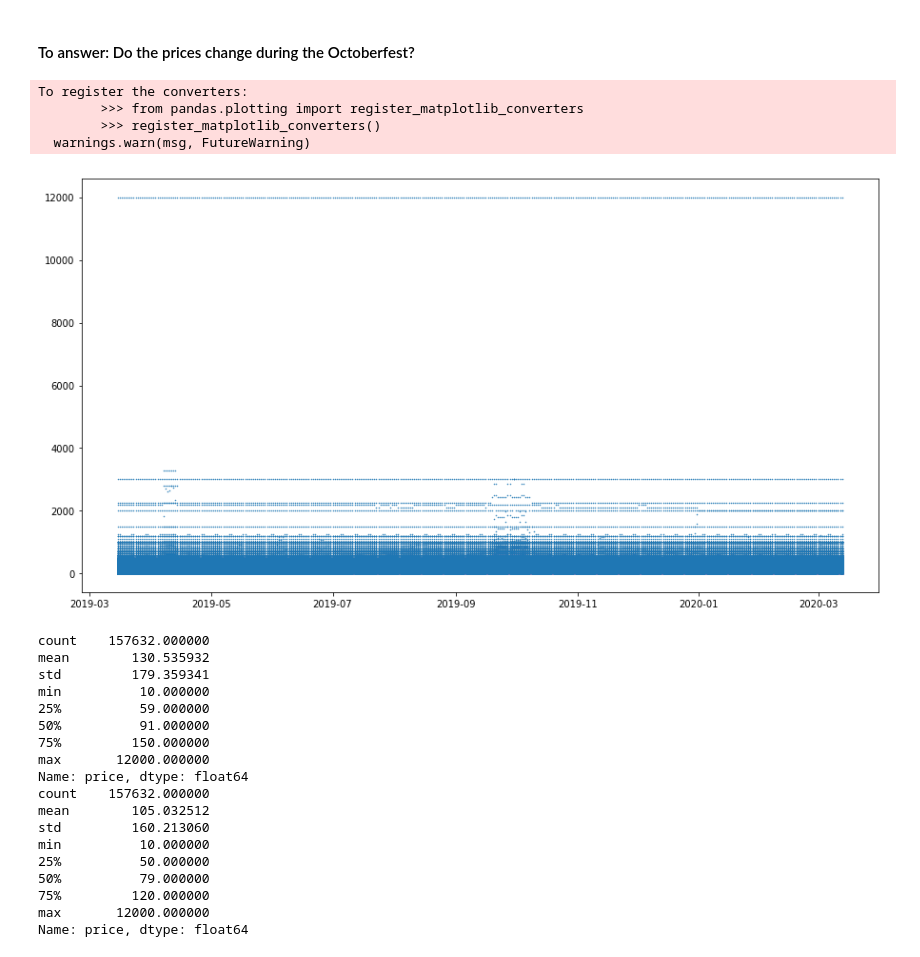
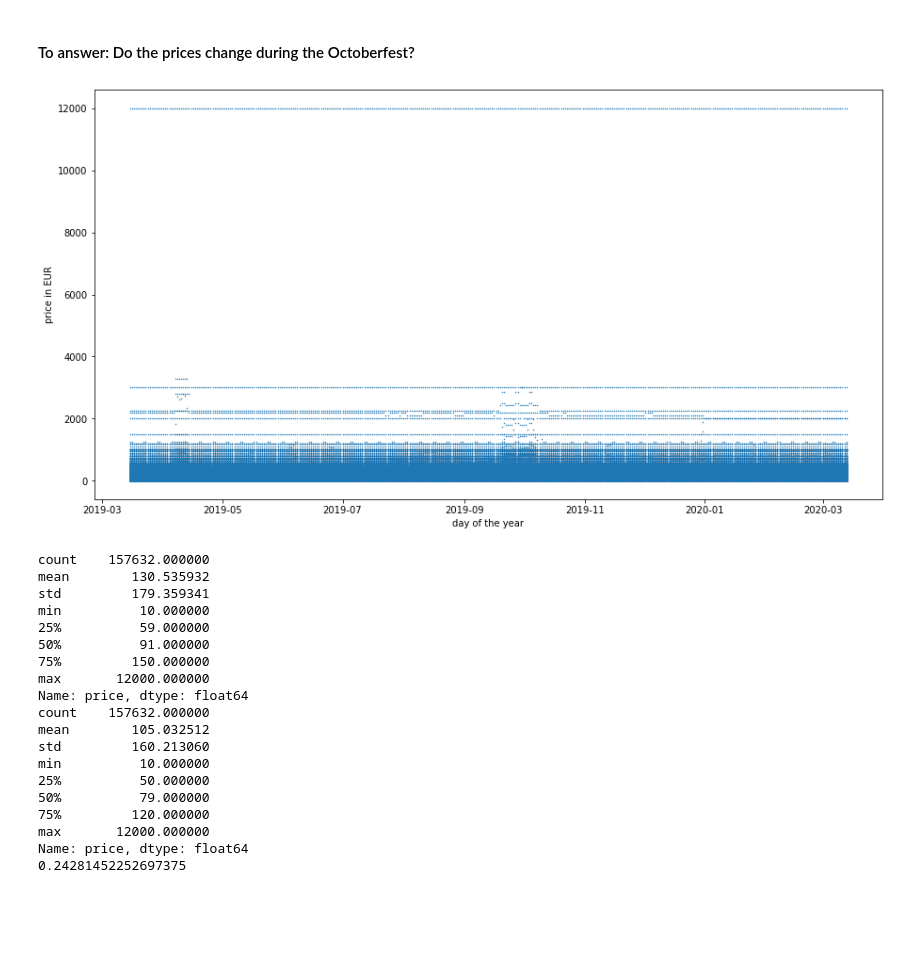
Before and after one commit to thehayek/airbnb-octfest, a Jupyter notebook: airbnb.ipynb, the cells around one changed output. Saved outputs shown, nothing was run; the diff lists cells and outputs as text; code cells hidden in the pictures; blank space fills up the shorter version.

```diff
--- a/airbnb.ipynb
+++ b/airbnb.ipynb
@@ -21,10 +24,10 @@ df_listings['price'].isnull().sum()
 0
 # %%
 # Create dataframe for calendar
-df_calendar = pd.read_csv(data_directory + 'calendar.csv', dtype=str)
+df_calendar = pd.read_csv(data_directory + 'calendar.csv.gz', dtype=str)
 df_calendar['date'] = pd.to_datetime(df_calendar['date'], format='%Y-%m-%d')
 df_calendar['price'] = pd.to_numeric(df_calendar['price'].str.replace(',', '').str.replace('$', ''))
-df_calendar = df_calendar.drop(columns = ['available', 'adjusted_price', 'minimum_nights', 'maximum_nights'])
+df_calendar = df_calendar.drop(columns = ['adjusted_price', 'minimum_nights', 'maximum_nights'])
 # %%
 df_calendar['price'].isnull().sum()
 # %% [output]
@@ -171,12 +231,10 @@ Name: price, dtype: float64
 # %%
 # Plot all prices during one year
 plt.plot(df_calendar['date'], df_calendar['price'], '.', ms=1);
+plt.xlabel('day of the year');
+plt.ylabel('price in EUR');
 # %% [output]
-To register the converters:
-        >>> from pandas.plotting import register_matplotlib_converters
-        >>> register_matplotlib_converters()
-  warnings.warn(msg, FutureWarning)
-[figure, old version]
+[figure, new version]
 # %%
 # Select the two weeks of the Octoberfest
 df_calendar_sep = df_calendar.loc[(df_calendar['date'] >= pd.to_datetime('2019-09-21', format='%Y-%m-%d'))
@@ -189,6 +247,7 @@ df_calendar_may = df_calendar.loc[(df_calendar['date'] >= pd.to_datetime('2019-0
 # statistics for prices for the two weeks in September and May
 print(df_calendar_sep['price'].describe())
 print(df_calendar_may['price'].describe())
+print((df_calendar_sep['price'].mean() - df_calendar_may['price'].mean())/df_calendar_may['price'].mean())
 # %% [output]
 count    157632.000000
 mean        130.535932
@@ -208,6 +267,7 @@ min          10.000000
 75%         120.000000
 max       12000.000000
 Name: price, dtype: float64
+0.24281452252697375
 # %%
 # Calculate means for each listing for the two weeks in September and May and carry on room type
 list_listing_id = []
```
Also changed, not shown: parts of 14 cells of this notebook, 1 other file.
